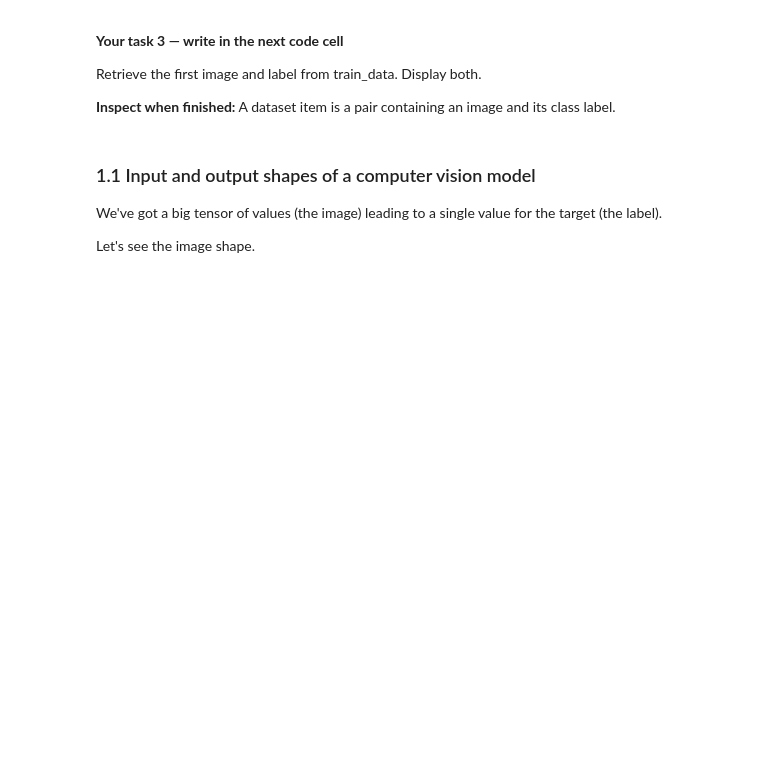
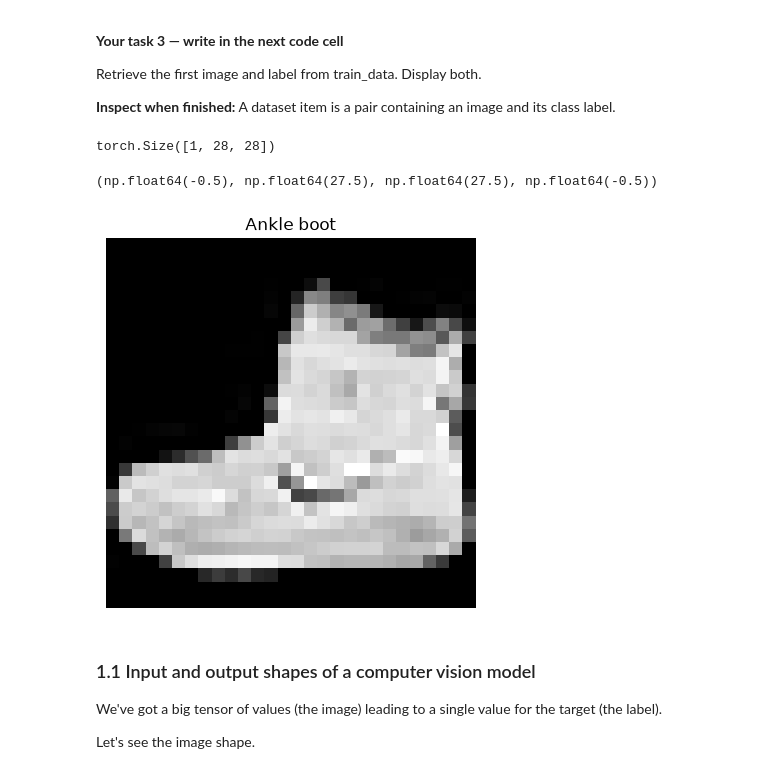
Before and after one commit to GyDeen/PyTorch-DeepLearning, a Jupyter notebook: 03_pytorch_computer_vision.ipynb, the cells around one changed output. Cells and saved outputs as stored; diff of their text form; code cells hidden in the pictures; blank space fills up the shorter version.

```diff
--- a/03_pytorch_computer_vision.ipynb
+++ b/03_pytorch_computer_vision.ipynb
@@ -194,6 +203,9 @@ preprocess = transforms.ToTensor()
 Download FashionMNIST train and test datasets into data/, using ToTensor as their transform. Save train_data and test_data.
 
 **Inspect when finished:** Image tensors are float32 with shape $(1,28,28)$; labels are integer class indices.
+# %%
+train_data = datasets.FashionMNIST("data", train=True, transform=ToTensor(), download=True)
+test_data = datasets.FashionMNIST("data", train=False, transform=ToTensor, download=True)
 # %% [markdown]
 Let's check out the first sample of the training data.
 # %% [markdown]
@@ -204,6 +216,12 @@ Let's check out the first sample of the training data.
 Retrieve the first image and label from train_data. Display both.
 
 **Inspect when finished:** A dataset item is a pair containing an image and its class label.
+# %%
+image, label = train_data[0]
+# %% [output]
+torch.Size([1, 28, 28])
+(np.float64(-0.5), np.float64(27.5), np.float64(27.5), np.float64(-0.5))
+[figure, added]
 # %% [markdown]
 ### 1.1 Input and output shapes of a computer vision model
 
```
Also changed, not shown: parts of 10 cells of this notebook, 1 other file.
